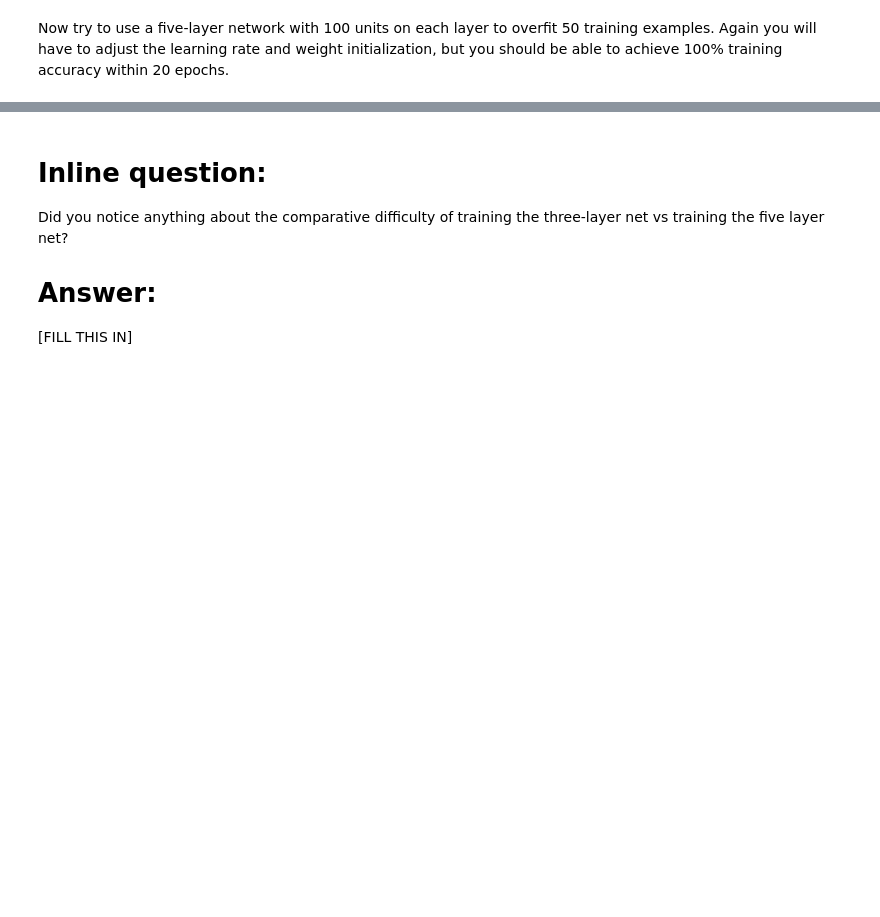
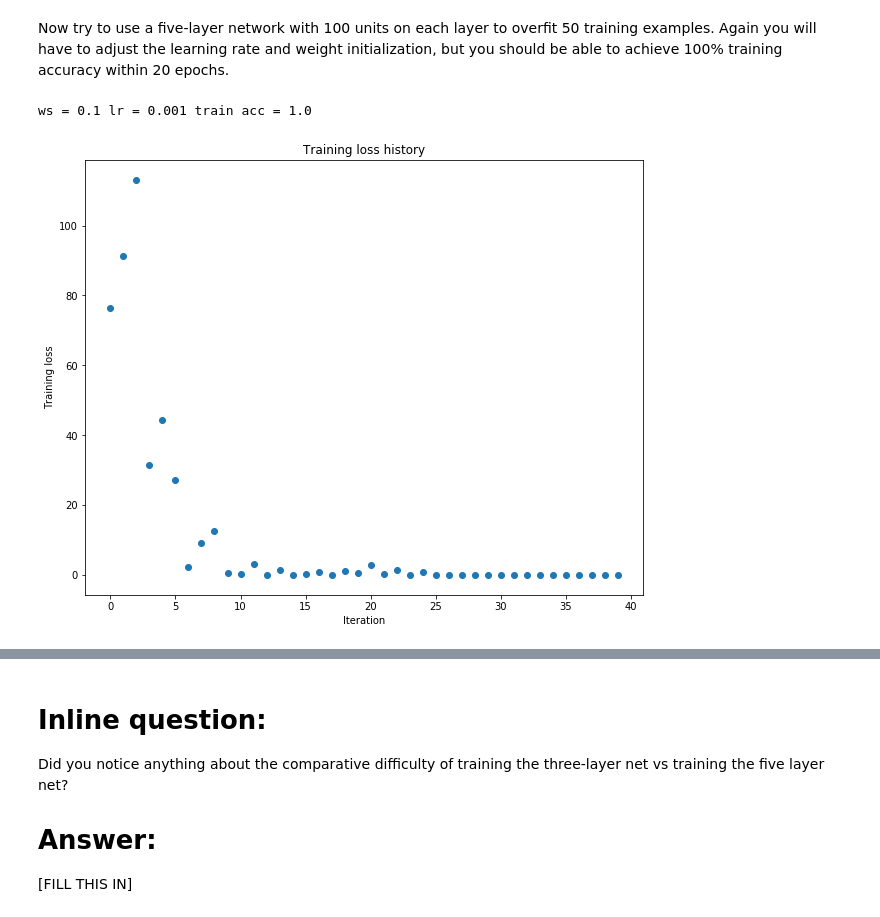
Before and after one commit to ilyarudyak/cs231n-convolutional-nn, a Jupyter notebook: cs231-psets/pset2/FullyConnectedNets.ipynb, the cells around one changed output, grey strips where cells are left out. Drawn from its saved outputs; the diff is of its cells as text; code cells hidden in the pictures; blank space fills up the shorter version.

```diff
--- a/cs231-psets/pset2/FullyConnectedNets.ipynb
+++ b/cs231-psets/pset2/FullyConnectedNets.ipynb
@@ -511,3 +506,42 @@ plt.show()
 # %% [markdown]
 Now try to use a five-layer network with 100 units on each layer to overfit 50 training examples. Again you will have to adjust the learning rate and weight initialization, but you should be able to achieve 100% training accuracy within 20 epochs.
+# %%
+# TODO: Use a five-layer Net to overfit 50 training examples.
+
+num_train = 50
+small_data = {
+  'X_train': data['X_train'][:num_train],
+  'y_train': data['y_train'][:num_train],
+  'X_val': data['X_val'],
+  'y_val': data['y_val'],
+}
+
+# weight_scales = [1e-2, 5e-2, 1e-1]
+# learning_rates = [1e-5, 1e-4, 1e-3, 1e-2, 1e-1, 1]
+
+weight_scales = [1e-1]
+learning_rates = [1e-3]
+
+for ws in weight_scales:
+    for lr in learning_rates:
+        model = FullyConnectedNet([100, 100, 100, 100],
+                        weight_scale=ws, dtype=np.float64)
+        solver = Solver(model, small_data,
+                        verbose=False, num_epochs=20, batch_size=25,
+                        update_rule='sgd',
+                        optim_config={
+                          'learning_rate': lr,
+                        }
+                 )
+        solver.train()
+        print 'ws =', ws, 'lr =', lr, 'train acc =', solver.train_acc_history[-1]
+
+plt.plot(solver.loss_history, 'o')
+plt.title('Training loss history')
+plt.xlabel('Iteration')
+plt.ylabel('Training loss')
+plt.show()
+# %% [output]
+ws = 0.1 lr = 0.001 train acc = 1.0
+[figure, added]
 # %%
```
Also changed, not shown: parts of 5 cells of this notebook, 2 other files.
